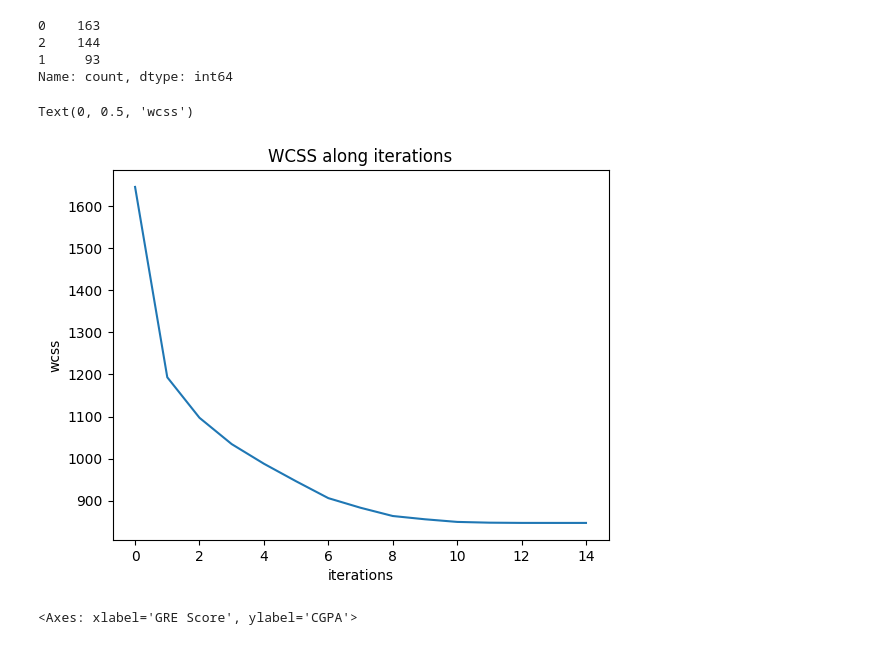
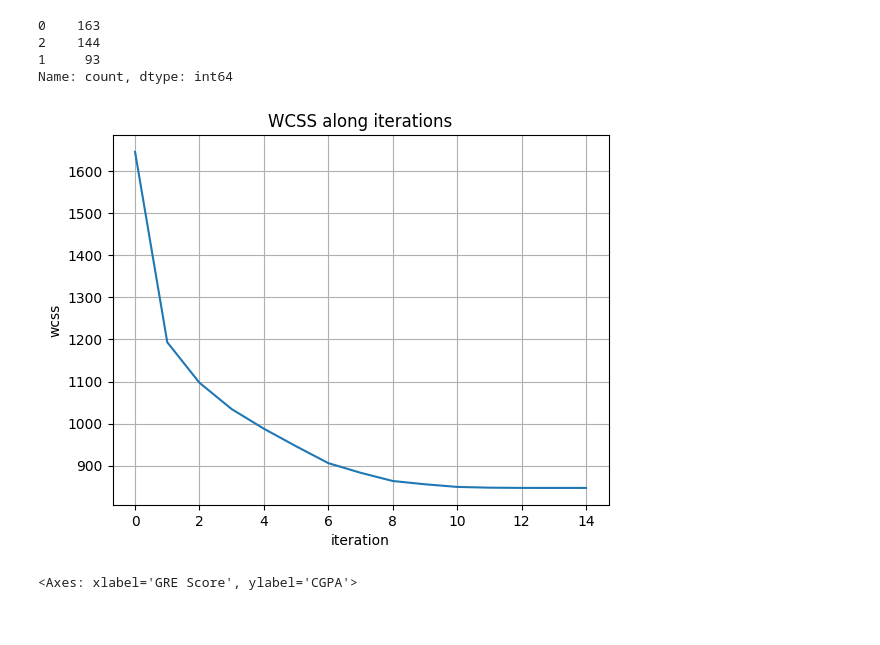
Before and after one commit to Samirnunes/ml-algorithms-from-scratch, a Jupyter notebook: k_means/src/test.ipynb, the cells around one changed output. Cells and saved outputs as stored; diff of their text form; code cells hidden in the pictures.

Commit message:
add wcss plot along iterations

```diff
--- a/k_means/src/test.ipynb
+++ b/k_means/src/test.ipynb
@@ -41,11 +41,11 @@ Name: count, dtype: int64
 # %%
 ax = sns.lineplot(kmeans.wcss)
 ax.set_title("WCSS along iterations")
-ax.set_xlabel("iterations")
+ax.set_xlabel("iteration")
 ax.set_ylabel("wcss")
+ax.grid()
 # %% [output]
-Text(0, 0.5, 'wcss')
-[figure, old version]
+[figure, new version]
 # %%
 sns.scatterplot(X_kmeans, x="GRE Score", y="CGPA", hue="Cluster", palette="dark")
 # %% [output]
```
